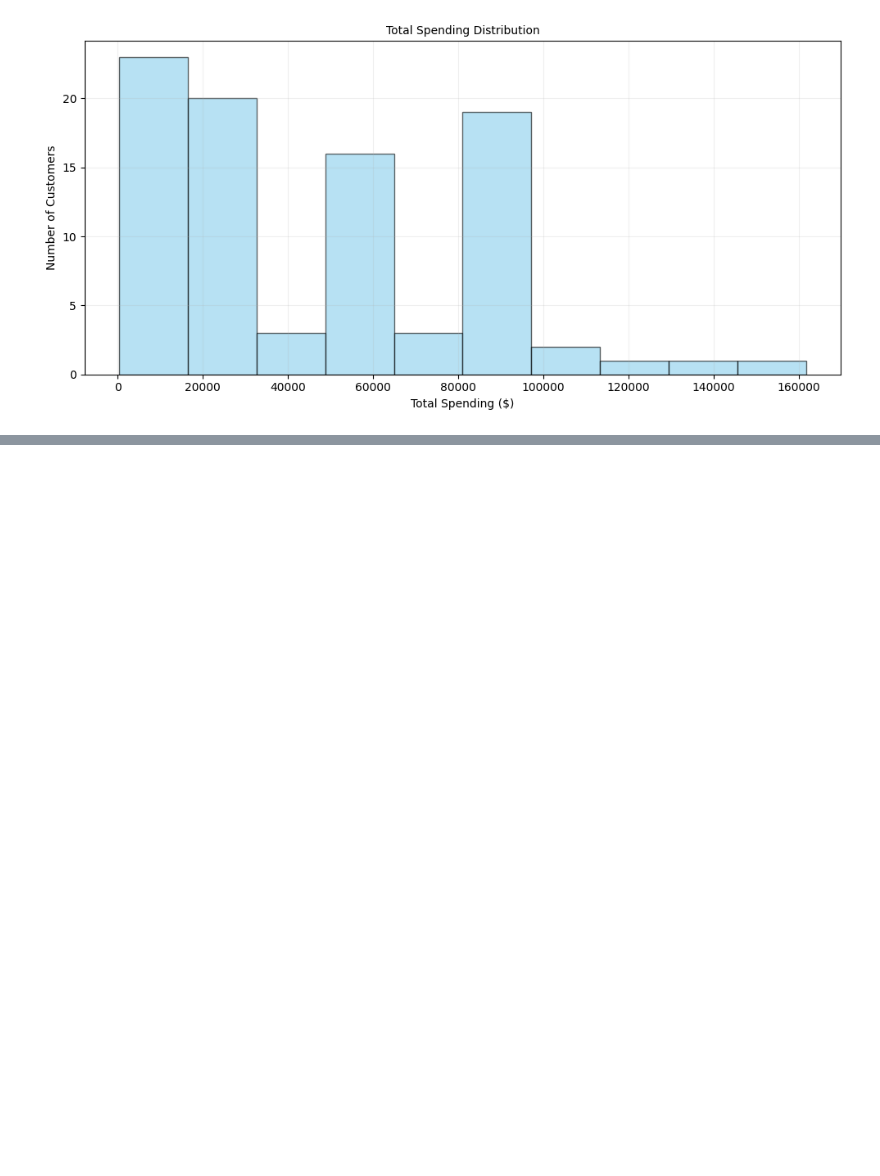
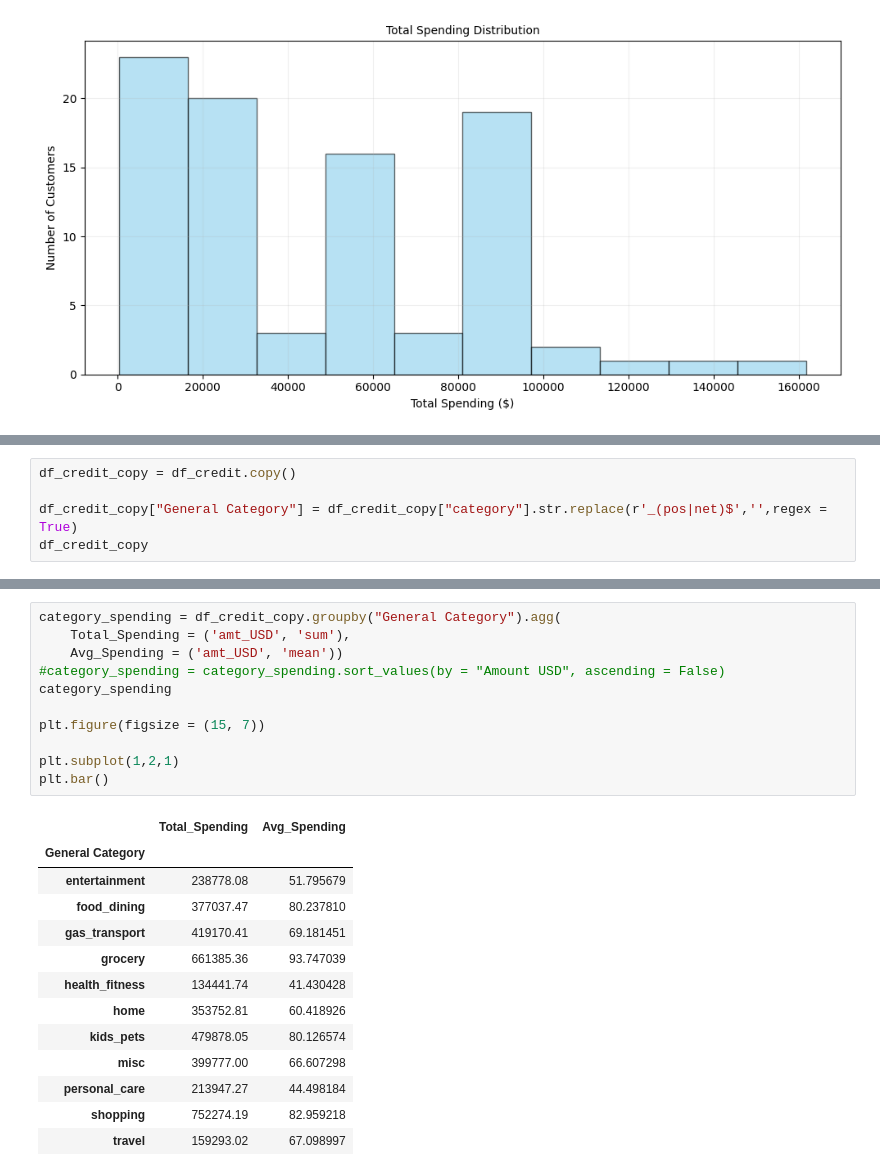
Before and after one commit to vespeci/Project-1-credit-card, a Jupyter notebook: Notebooks/Credit-Card-Analysis.ipynb, the cells around one changed output, grey strips where cells are left out. Saved outputs shown, nothing was run; the diff lists cells and outputs as text; blank space fills up the shorter version.

```diff
--- a/Notebooks/Credit-Card-Analysis.ipynb
+++ b/Notebooks/Credit-Card-Analysis.ipynb
@@ -693,0 +715,5 @@ category_spending.sort_values(by = "Amount USD", ascending = False)
+# %%
+df_credit_copy = df_credit.copy()
+
+df_credit_copy["General Category"] = df_credit_copy["category"].str.replace(r'_(pos|net)$','',regex = True)
+df_credit_copy
@@ -693,0 +734,25 @@ category_spending.sort_values(by = "Amount USD", ascending = False)
+# %%
+category_spending = df_credit_copy.groupby("General Category").agg(
+    Total_Spending = ('amt_USD', 'sum'),
+    Avg_Spending = ('amt_USD', 'mean'))
+#category_spending = category_spending.sort_values(by = "Amount USD", ascending = False)
+category_spending
+
+plt.figure(figsize = (15, 7))
+
+plt.subplot(1,2,1)
+plt.bar()
+# %% [output]
+|  | Total_Spending | Avg_Spending |
+| General Category |  |  |
+| entertainment | 238778.08 | 51.795679 |
+| food_dining | 377037.47 | 80.237810 |
+| gas_transport | 419170.41 | 69.181451 |
+| grocery | 661385.36 | 93.747039 |
+| health_fitness | 134441.74 | 41.430428 |
+| home | 353752.81 | 60.418926 |
+| kids_pets | 479878.05 | 80.126574 |
+| misc | 399777.00 | 66.607298 |
+| personal_care | 213947.27 | 44.498184 |
+| shopping | 752274.19 | 82.959218 |
+| travel | 159293.02 | 67.098997 |
```
Also changed, not shown: parts of 4 cells of this notebook.
